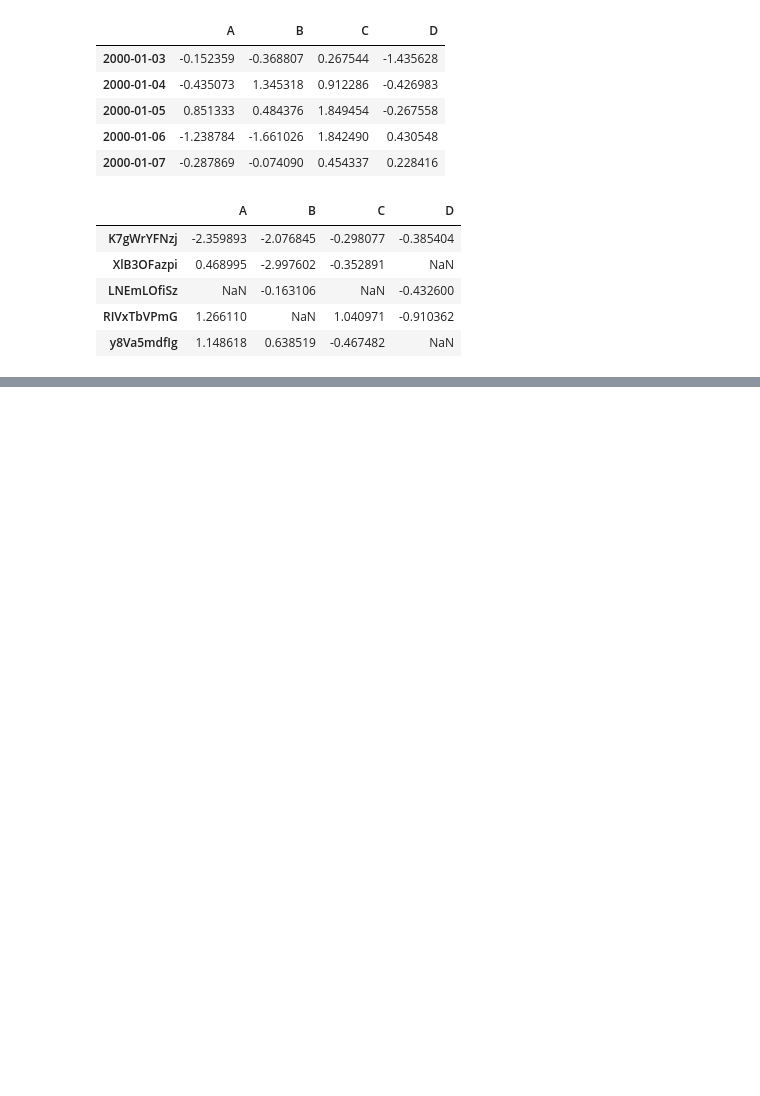
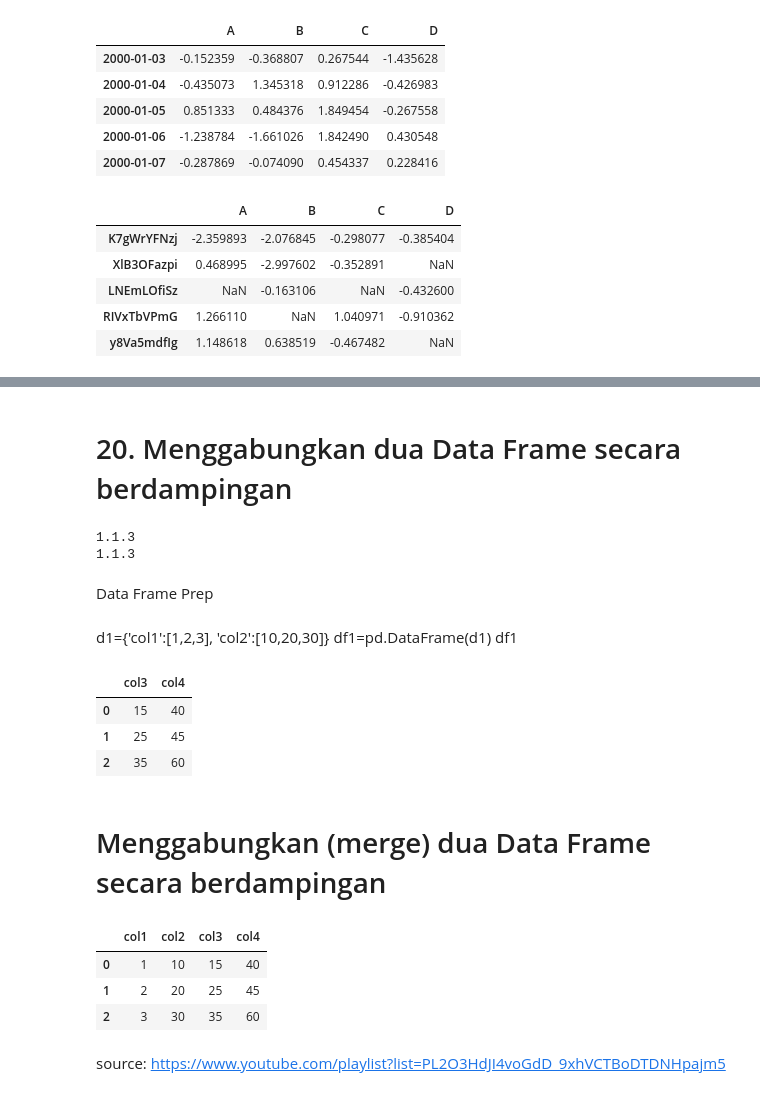
Before and after one commit to MarkvinsonAvatara/Pandas_learn, a Jupyter notebook: PythonPandasLearnWeek5.ipynb, the cells around one changed output, grey strips where cells are left out. Saved outputs shown, nothing was run; the diff lists cells and outputs as text; code cells hidden in the pictures; blank space fills up the shorter version.

```diff
--- a/PythonPandasLearnWeek5.ipynb
+++ b/PythonPandasLearnWeek5.ipynb
@@ -166,0 +274,42 @@ pd.util.testing.makeMissingDataframe().head()
+# %% [markdown]
+# 20. Menggabungkan dua Data Frame secara berdampingan
+# %%
+#import modules
+import pandas as pd
+import numpy as np
+
+#check Version
+print(pd.__version__)
+print(pd.__version__)
+# %% [output]
+1.1.3
+1.1.3
+# %% [markdown]
+Data Frame Prep
+# %% [markdown]
+d1={'col1':[1,2,3],
+   'col2':[10,20,30]}
+df1=pd.DataFrame(d1)
+df1
+# %%
+d2={'col3':[15,25,35],
+   'col4':[40,45,60]}
+df2=pd.DataFrame(d2)
+df2
+# %% [output]
+|  | col3 | col4 |
+| 0 | 15 | 40 |
+| 1 | 25 | 45 |
+| 2 | 35 | 60 |
+# %% [markdown]
+# Menggabungkan (merge) dua Data Frame secara berdampingan
+# %%
+df=pd.merge(df1,df2,left_index=True, right_index=True)
+df
+# %% [output]
+|  | col1 | col2 | col3 | col4 |
+| 0 | 1 | 10 | 15 | 40 |
+| 1 | 2 | 20 | 25 | 45 |
+| 2 | 3 | 30 | 35 | 60 |
+# %% [markdown]
+source: https://www.youtube.com/playlist?list=PL2O3HdJI4voGdD_9xhVCTBoDTDNHpajm5
```
Also changed, not shown: parts of 12 cells of this notebook.
